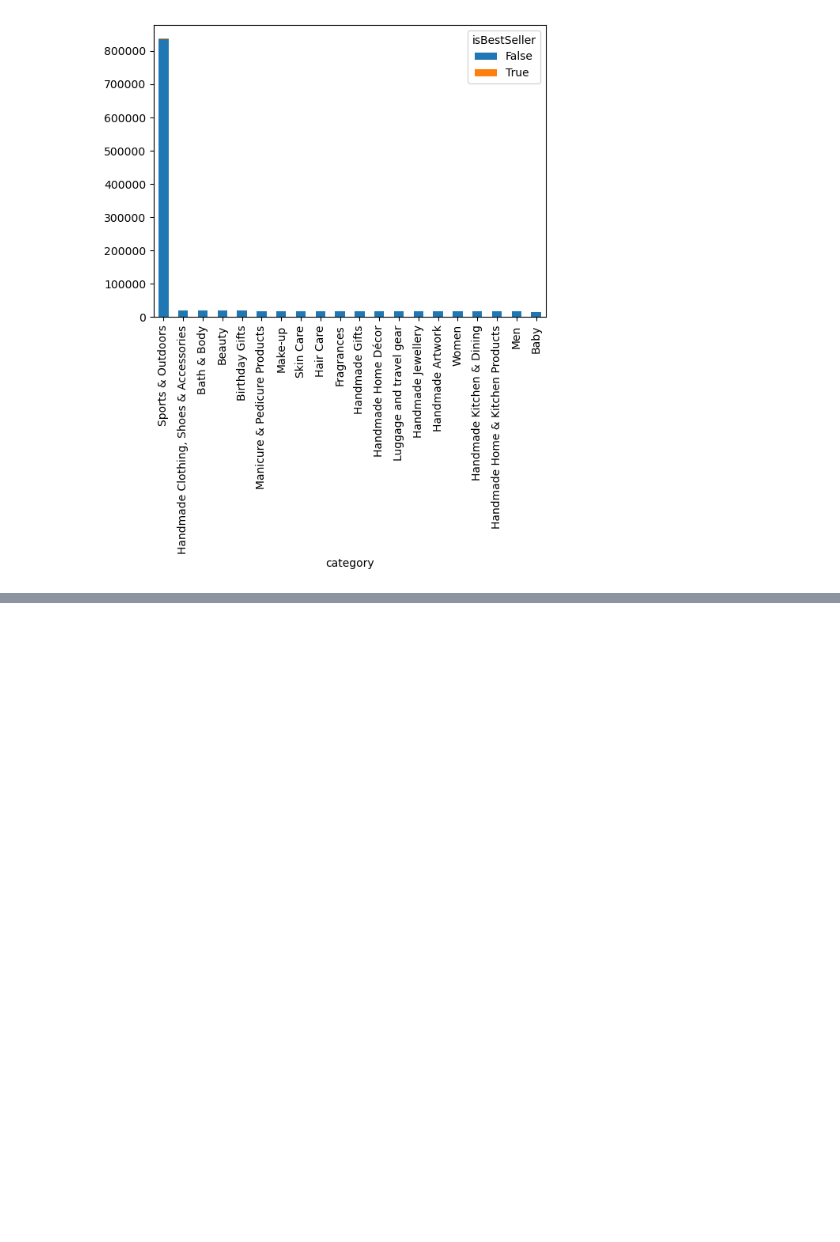
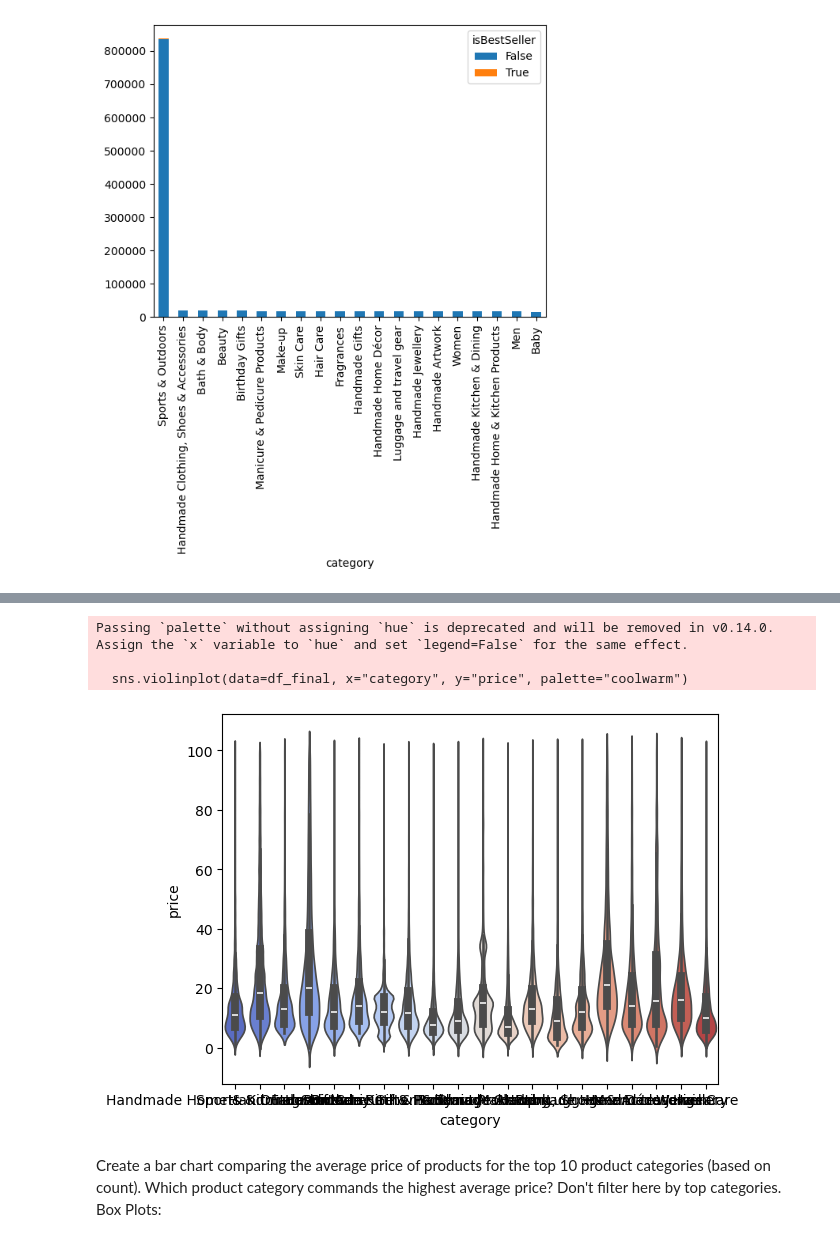
Before and after one commit to Astrid1409/lab-eda-bivariate, a Jupyter notebook: lab-eda-bivariate.ipynb, the cells around one changed output, grey strips where cells are left out. Cells and saved outputs as stored; diff of their text form; code cells hidden in the pictures; blank space fills up the shorter version.

```diff
--- a/lab-eda-bivariate.ipynb
+++ b/lab-eda-bivariate.ipynb
@@ -180,0 +224,11 @@ plt.show()
+# %%
+Q1 = df['price'].quantile(0.25)
+Q3 = df['price'].quantile(0.75)
+IQR = Q3 - Q1
+
+
+lower_bound = Q1 - 1.5 * IQR
+upper_bound = Q3 + 1.5 * IQR
+# %%
+df_sinoutlier = df[(df['price'] >= lower_bound) & (df['price'] <= upper_bound)]
+df_sinoutlier
@@ -180,0 +249,3 @@ plt.show()
+# %%
+df_top20 = df_sinoutlier["category"].value_counts().head(20).index
+df_top20
@@ -180,0 +262,2 @@ plt.show()
+# %%
+df_final = df_sinoutlier[df_sinoutlier['category'].isin(df_top20)]
@@ -180,0 +280,10 @@ plt.show()
+# %%
+sns.violinplot(data=df_final, x="category", y="price", palette="coolwarm")
+plt.show()
+# %% [output]
+Passing `palette` without assigning `hue` is deprecated and will be removed in v0.14.0. Assign the `x` variable to `hue` and set `legend=False` for the same effect.
+
+  sns.violinplot(data=df_final, x="category", y="price", palette="coolwarm")
+[figure, added]
+# %% [markdown]
+Create a bar chart comparing the average price of products for the top 10 product categories (based on count). Which product category commands the highest average price? Don't filter here by top categories. Box Plots:
```
Also changed, not shown: parts of 28 cells of this notebook.
